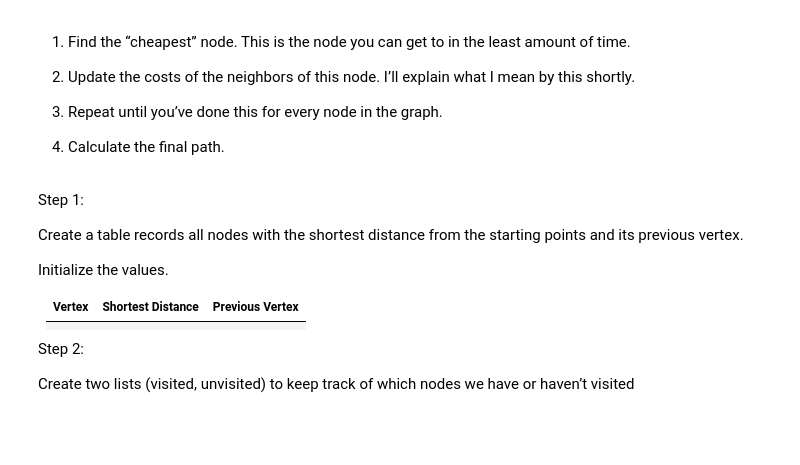
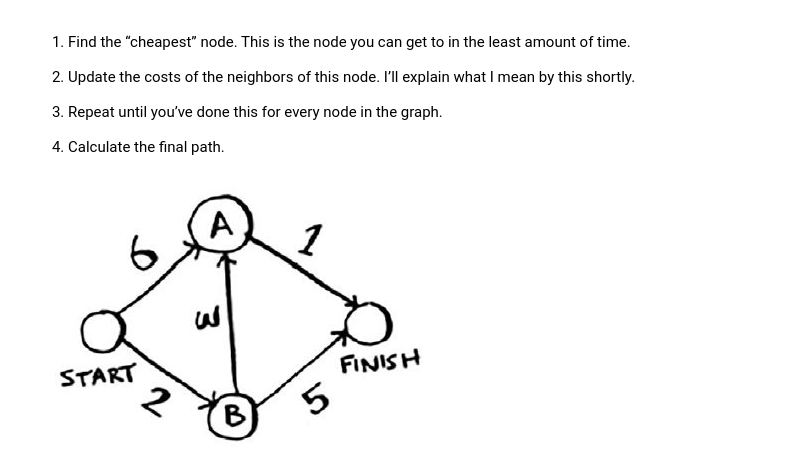
Before and after one commit to AkatsukiSirius/Algorithm-Practice, a Jupyter notebook: Grokking Algorithms.ipynb, the cells around one changed output. Saved outputs shown, nothing was run; the diff lists cells and outputs as text; code cells hidden in the pictures; blank space fills up the shorter version.

```diff
--- a/Grokking Algorithms.ipynb
+++ b/Grokking Algorithms.ipynb
@@ -658,18 +660,3 @@ False
 3. Repeat until you’ve done this for every node in the graph.
 
 4. Calculate the final path.
-# %% [markdown]
-Step 1:
-
-Create a table records all nodes with the shortest distance from the starting points and its previous vertex.
-
-Initialize the values.
-
-
-|Vertex|Shortest Distance|Previous Vertex|
-|:-|:-|:-|
-|||||
-
-Step 2:
-
-Create two lists (visited, unvisited) to keep track of which nodes we have or haven’t visited
@@ -675,0 +666,5 @@ Create two lists (visited, unvisited) to keep track of which nodes we have or ha
+# %%
+path="D:\Algorithm\Python\GA\dja.JPG"
+display(Image.open(path))
+# %% [output]
+[figure, added]
```
Also changed, not shown: parts of 22 cells of this notebook.
